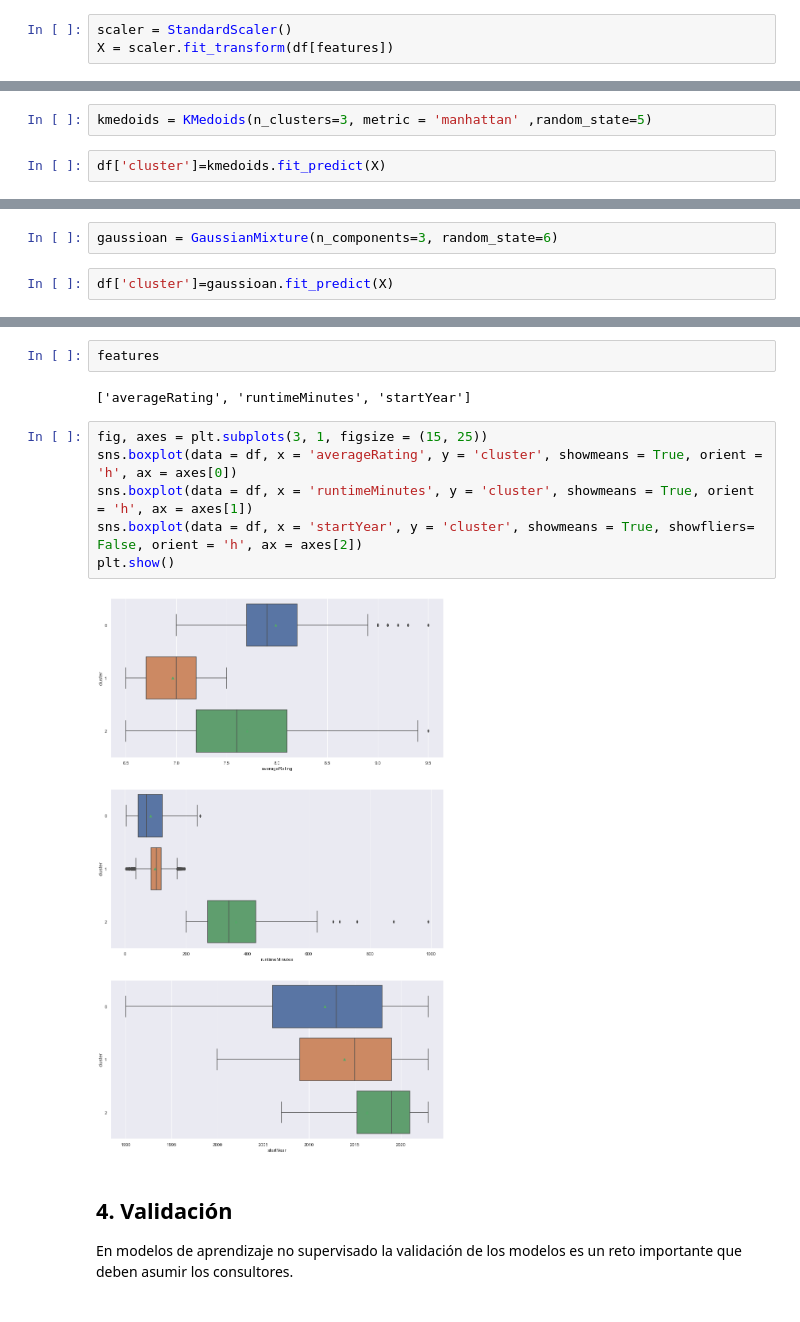
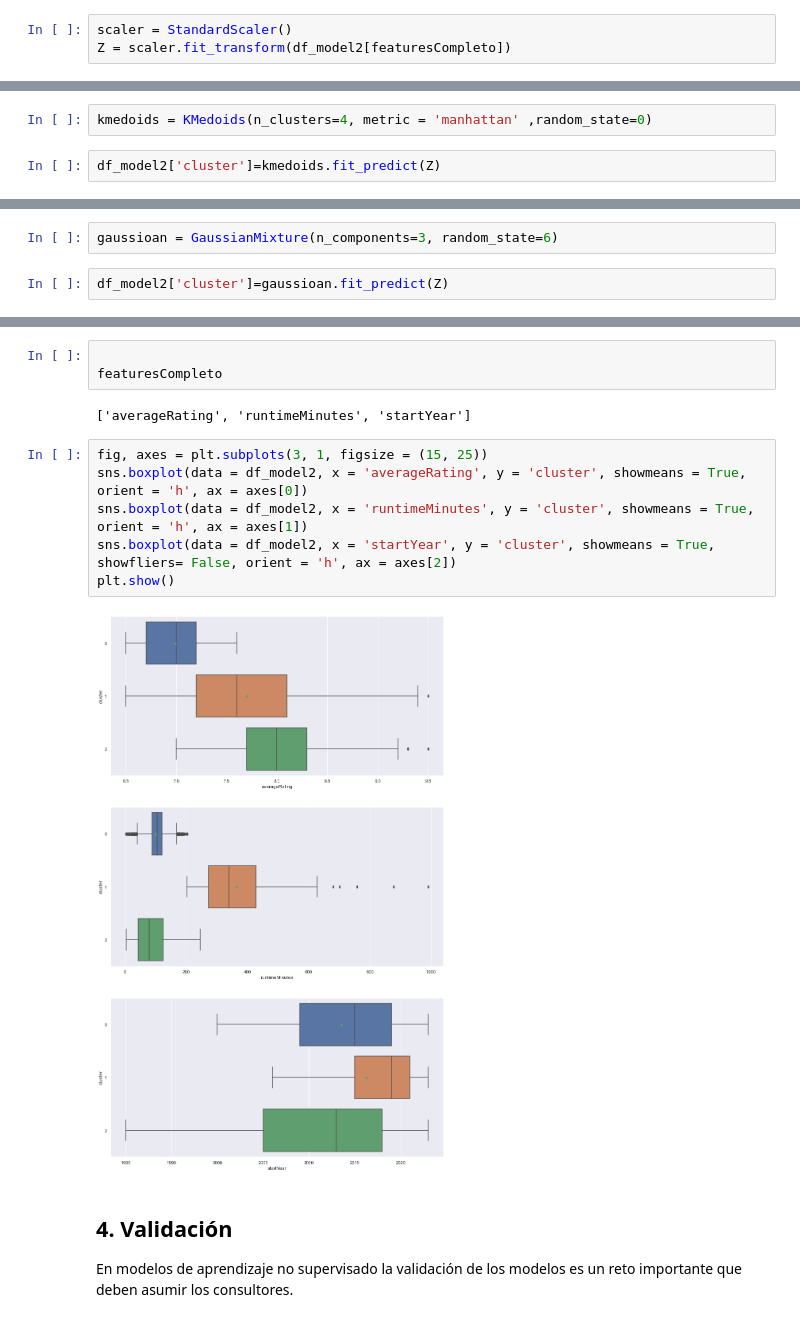
Before and after one commit to montejs3/Bi, a Jupyter notebook: LabBi/lab.ipynb, the cells around one changed output, grey strips where cells are left out. Saved outputs shown, nothing was run; the diff lists cells and outputs as text.

```diff
--- a/LabBi/lab.ipynb
+++ b/LabBi/lab.ipynb
@@ -550,3 +593,3 @@ features = ["averageRating", "runtimeMinutes", "startYear"]
 # %%
 scaler = StandardScaler()
-X = scaler.fit_transform(df[features])
+Z = scaler.fit_transform(df_model2[featuresCompleto])
@@ -567,5 +610,5 @@ X.shape
 # %%
-kmedoids = KMedoids(n_clusters=3, metric = 'manhattan' ,random_state=5)
+kmedoids = KMedoids(n_clusters=4, metric = 'manhattan' ,random_state=0)
 # %%
-df['cluster']=kmedoids.fit_predict(X)
+df_model2['cluster']=kmedoids.fit_predict(Z)
 # %%
@@ -593,5 +636,5 @@ plt.show()
 # %%
 gaussioan = GaussianMixture(n_components=3, random_state=6)
 # %%
-df['cluster']=gaussioan.fit_predict(X)
+df_model2['cluster']=gaussioan.fit_predict(Z)
 # %%
@@ -602,15 +645,16 @@ df['cluster'].value_counts().sort_values().plot.barh()
-# %%
-features
-# %% [output]
-['averageRating', 'runtimeMinutes', 'startYear']
+# %%
+
+featuresCompleto
+# %% [output]
+['averageRating', 'runtimeMinutes', 'startYear']
 # %%
 fig, axes = plt.subplots(3, 1, figsize = (15, 25))
-sns.boxplot(data = df, x = 'averageRating', y = 'cluster', showmeans = True, orient = 'h', ax = axes[0])
-sns.boxplot(data = df, x = 'runtimeMinutes', y = 'cluster', showmeans = True, orient = 'h', ax = axes[1])
-sns.boxplot(data = df, x = 'startYear', y = 'cluster', showmeans = True, showfliers= False, orient = 'h', ax = axes[2])
+sns.boxplot(data = df_model2, x = 'averageRating', y = 'cluster', showmeans = True, orient = 'h', ax = axes[0])
+sns.boxplot(data = df_model2, x = 'runtimeMinutes', y = 'cluster', showmeans = True, orient = 'h', ax = axes[1])
+sns.boxplot(data = df_model2, x = 'startYear', y = 'cluster', showmeans = True, showfliers= False, orient = 'h', ax = axes[2])
 plt.show()
 # %% [output]
-[figure, old version]
+[figure, new version]
 # %% [markdown]
 ## 4. Validación
 En modelos de aprendizaje no supervisado la validación de los modelos es un reto importante que deben asumir los consultores.
```
Also changed, not shown: parts of 36 cells of this notebook.
